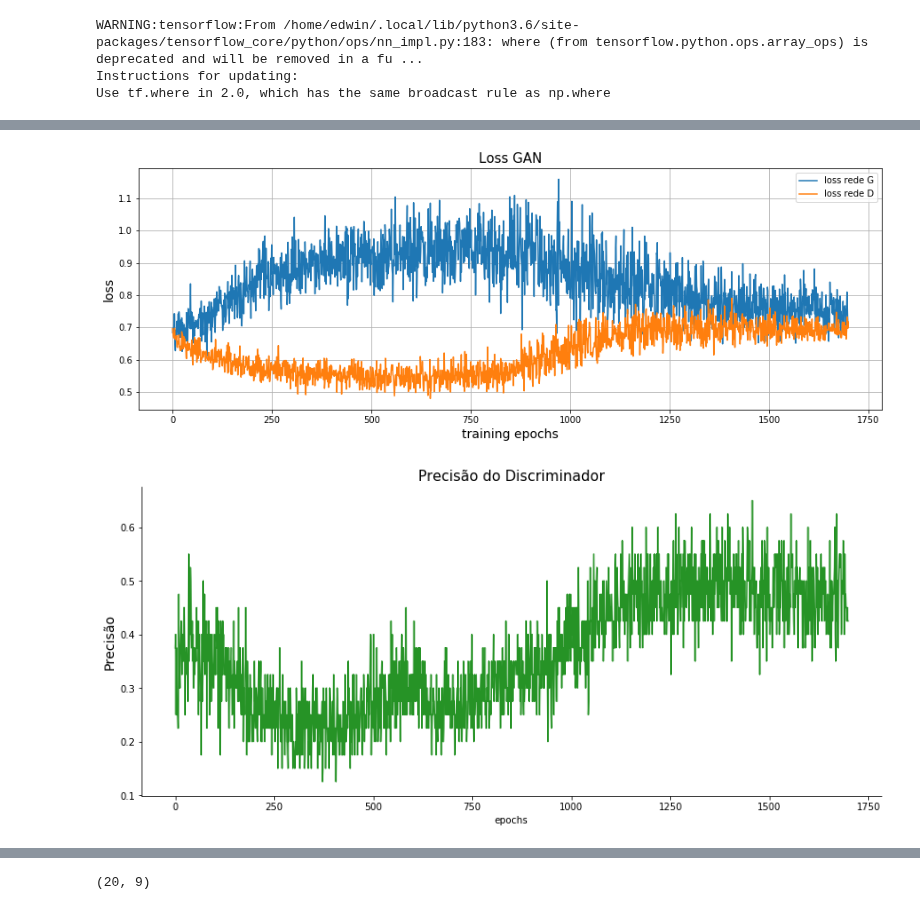
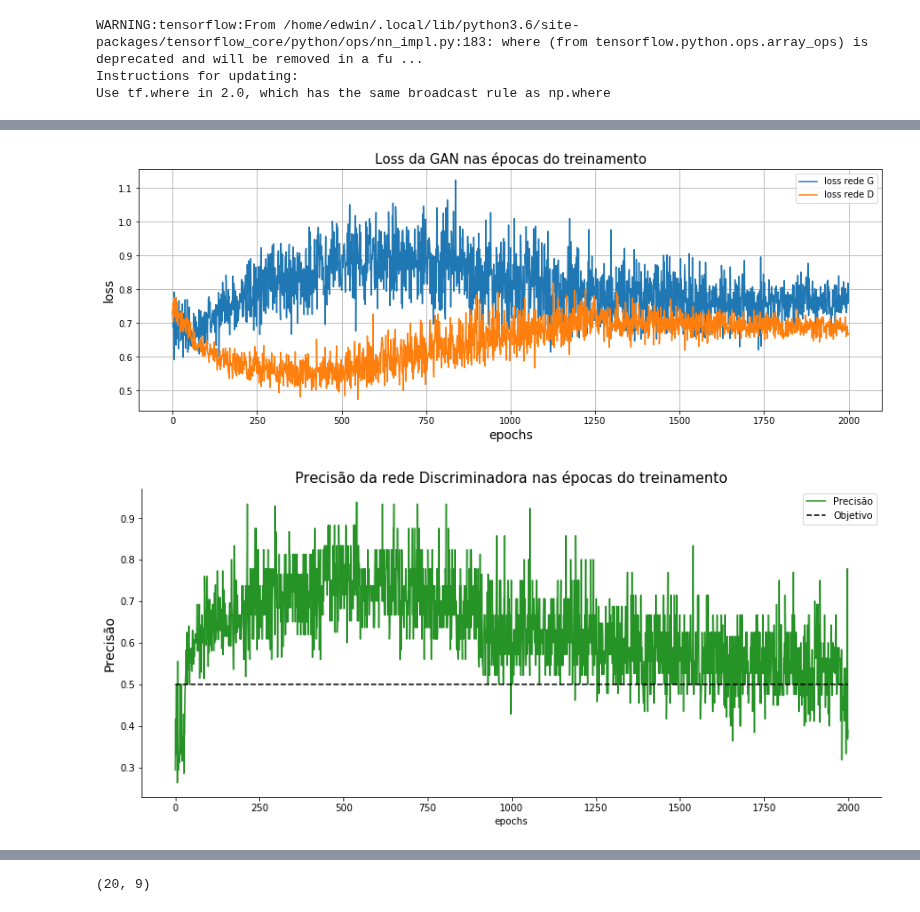
Before and after one commit to ejrueda/MasterUFPA, a Jupyter notebook: Proyectos/BioInformática/data train augmentation with GAN.ipynb, the cells around one changed output, grey strips where cells are left out. Cells and saved outputs as stored; diff of their text form; code cells hidden in the pictures.

```diff
--- a/Proyectos/BioInformática/data train augmentation with GAN.ipynb
+++ b/Proyectos/BioInformática/data train augmentation with GAN.ipynb
@@ -284,7 +284,7 @@ def train(X_train, epochs, batch_size, G, D, gan, noise_input):
         y_comb = np.concatenate((np.ones((X_train.shape[0],1)), np.zeros((X_sint.shape[0],1))))
         y_predict = D.predict_classes(X_comb)
         #f1_lag = f1_score(y_test, y_predict)
-        precision.append(np.mean((y_comb - y_predict)**2))
+        precision.append(precision_score(y_comb, y_predict))
         #fscore.append(f1_lag)
         t_f = time()
         t = t_f - t_i
@@ -301,13 +301,13 @@ def train(X_train, epochs, batch_size, G, D, gan, noise_input):
 # %%
 noise_input = 50
 #Gerador
-optimizerG = SGD(lr=0.00011, momentum=0.92, decay=0.0001/1700)
+optimizerG = SGD(lr=0.00011, momentum=0.92, decay=0.0001/2000)
 #optimizerG = SGD(lr=0.00011, momentum=0.92)
 obj_G = Generator(noise_input, (X_train.shape[1],), optimizerG)
 print("Dimension del ruido de entrada: ",noise_input)
 G = obj_G.compileG()
 # Discriminador
-optimizerD = SGD(lr=0.001, momentum=0.9, decay=0.001/1700)
+optimizerD = SGD(lr=0.001, momentum=0.9, decay=0.001/2000)
 #optimizerD = SGD(lr=0.001, momentum=0.9)
 objD = Discriminator((X_train.shape[1],), optimizerD)
 D = objD.compileD()
@@ -330,7 +330,7 @@ Trainable params: 11,559
 Non-trainable params: 1,409
 _________________________________________________________________
 # %%
-ep = 1700
+ep = 2000
 g_loss, d_loss, precision = train(X_train, epochs=ep, batch_size=X_train.shape[0], G=G, D=D, gan=gan,
                        noise_input=noise_input)
 # %% [output]
@@ -354,25 +354,27 @@ epoch:[1700/1700] [Discriminator::d_loss: 0.716918],[Generator::loss: 0.711827],
 # %%
 plt.figure(figsize=(15,5))
-plt.title("Loss GAN", fontsize=15)
+plt.title("Loss da GAN nas épocas do treinamento", fontsize=15)
 plt.plot(range(len(g_loss)), g_loss, label="loss rede G")
 plt.plot(range(len(d_loss)), d_loss, label="loss rede D")
-plt.xlabel("training epochs", fontsize=14)
+plt.xlabel("epochs", fontsize=14)
 plt.ylabel("loss", fontsize=14)
 plt.grid()
 plt.legend();
 # %% [output]
-[figure, old version]
+[figure, new version]
 # %%
 fig = plt.figure(figsize=(14,6))
 ax1 = fig.add_subplot()
 ax1.spines["right"].set_visible(False)
 ax1.spines["top"].set_visible(False)
-plt.title("Precisão do Discriminador", fontsize=15)
+plt.title("Precisão da rede Discriminadora nas épocas do treinamento", fontsize=15)
 plt.xlabel("epochs")
 plt.ylabel("Precisão", fontsize=14)
-plt.plot(range(len(precision)), precision, color="green", alpha=.85);
+plt.plot(range(len(precision)), precision, color="green", alpha=.85, label="Precisão");
+plt.plot(range(len(precision)),np.ones(len(precision))*.5, color="black", ls="--", label="Objetivo");
+plt.legend();
 # %% [output]
-[figure, old version]
+[figure, new version]
 # %%
 fig2 = plt.figure(figsize=(10,7))
 ax2 = fig2.add_subplot()
```
Also changed, not shown: parts of 17 cells of this notebook, 2 other files.
